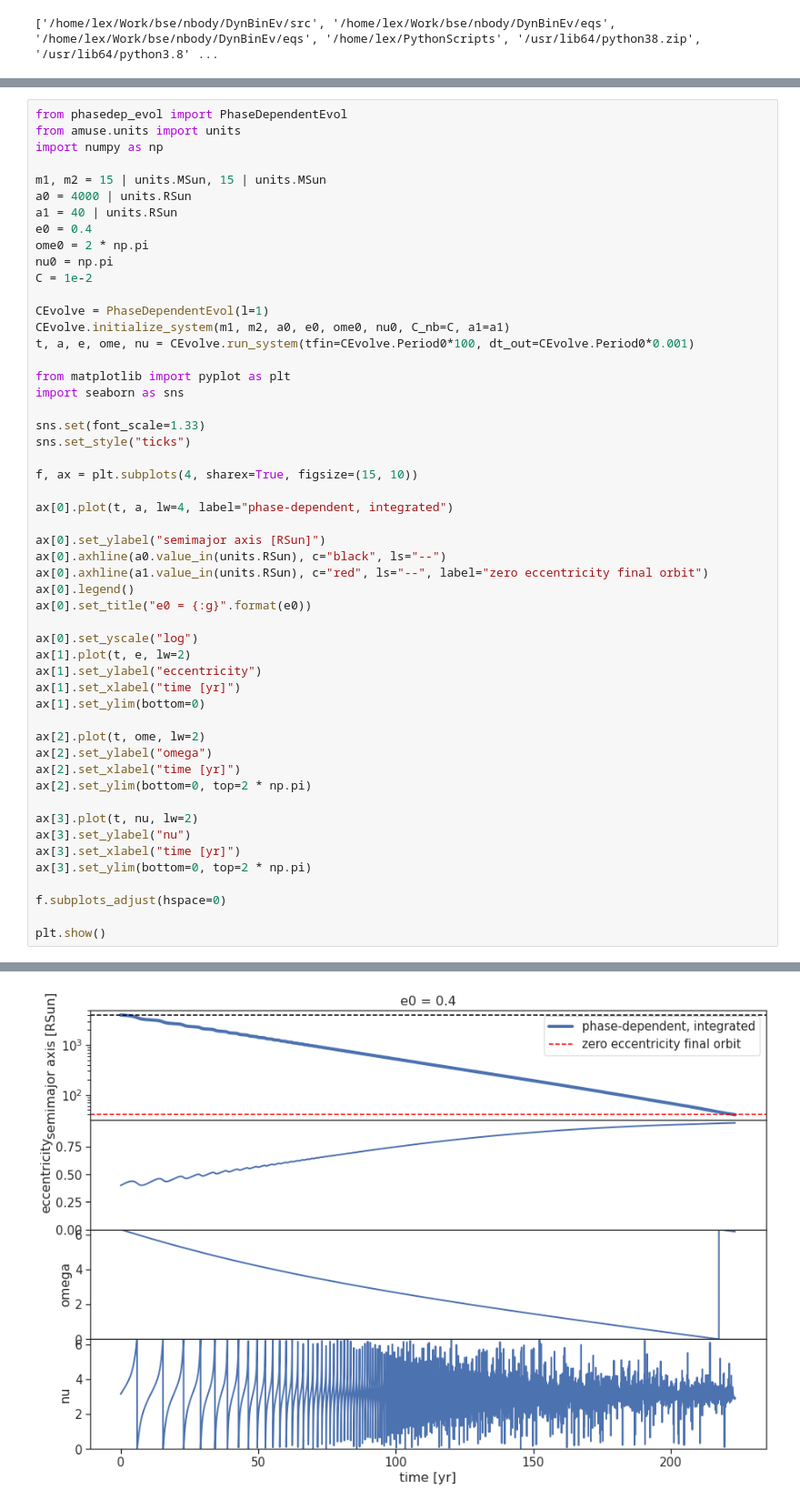
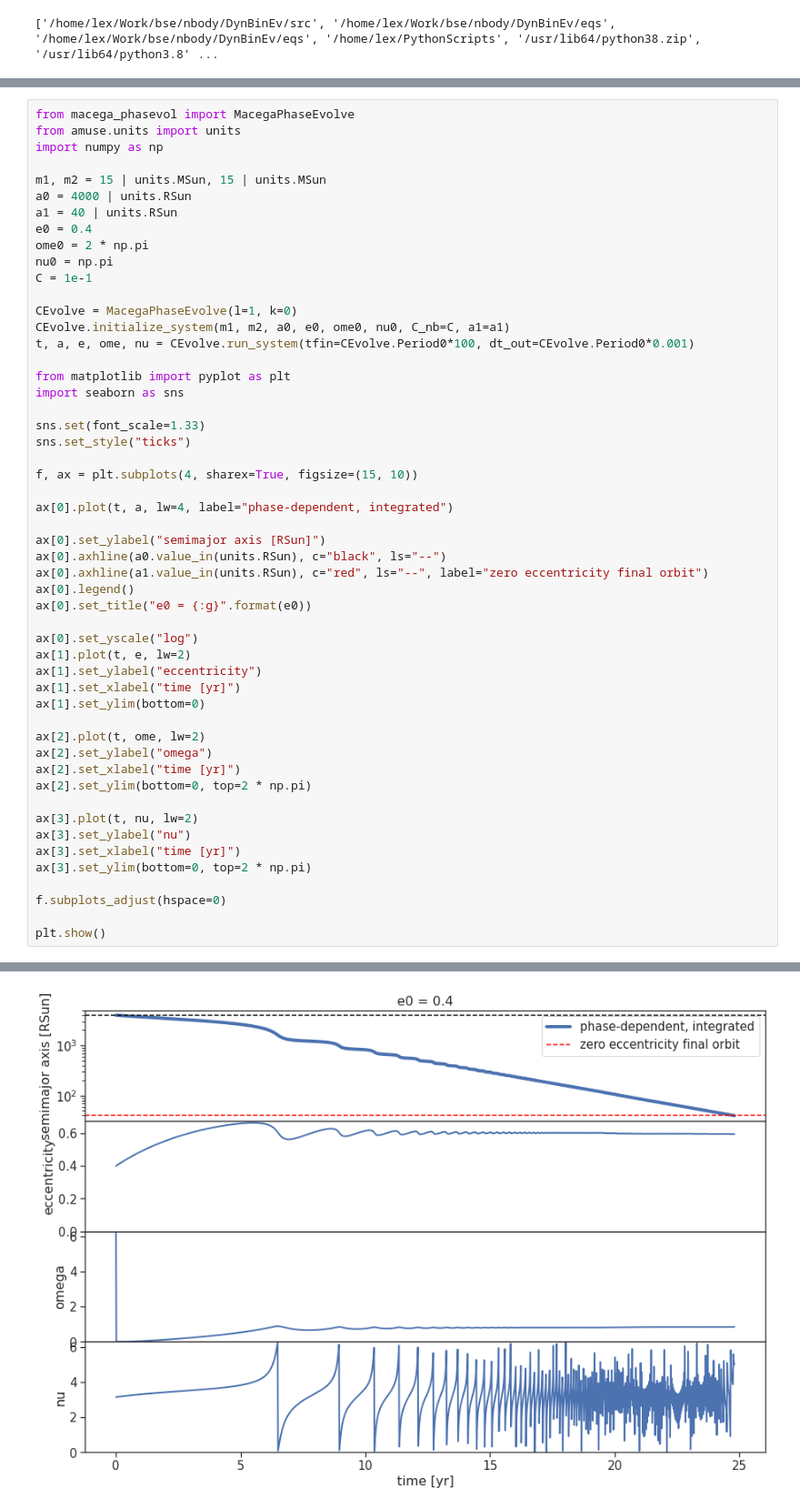
Before and after one commit to spzwart/DynBinEv, a Jupyter notebook: eqs/master_sheet.ipynb, the cells around one changed output, grey strips where cells are left out. Shown: that part at 91% size. Cells and saved outputs as stored; diff of their text form.

```diff
--- a/eqs/master_sheet.ipynb
+++ b/eqs/master_sheet.ipynb
@@ -267,7 +267,7 @@ Reached final semimajor axis, halting integration
 \end{aligned}
 \end{equation}
 # %%
-from phasedep_evol import PhaseDependentEvol
+from macega_phasevol import MacegaPhaseEvolve
 from amuse.units import units
 import numpy as np
 
@@ -277,9 +277,9 @@ a1 = 40 | units.RSun
 e0 = 0.4
 ome0 = 2 * np.pi
 nu0 = np.pi
-C = 1e-2
+C = 1e-1
 
-CEvolve = PhaseDependentEvol(l=1)
+CEvolve = MacegaPhaseEvolve(l=1, k=0)
 CEvolve.initialize_system(m1, m2, a0, e0, ome0, nu0, C_nb=C, a1=a1)
 t, a, e, ome, nu = CEvolve.run_system(tfin=CEvolve.Period0*100, dt_out=CEvolve.Period0*0.001)
 
@@ -328 +337 @@ Reached final semimajor axis, halting integration
-[figure, old version]
+[figure, new version]
```
Also changed, not shown: parts of 7 cells of this notebook.
